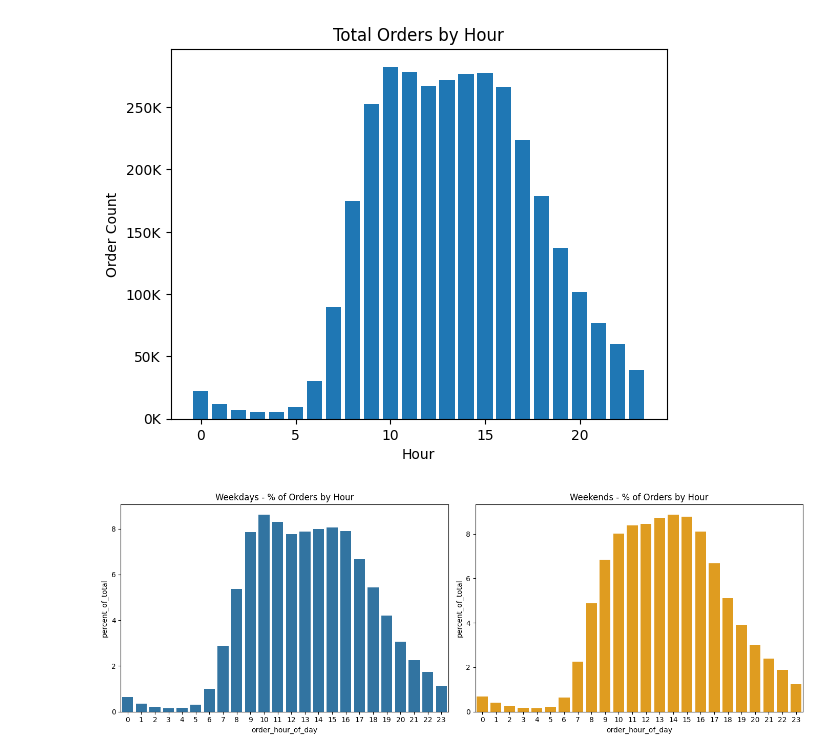
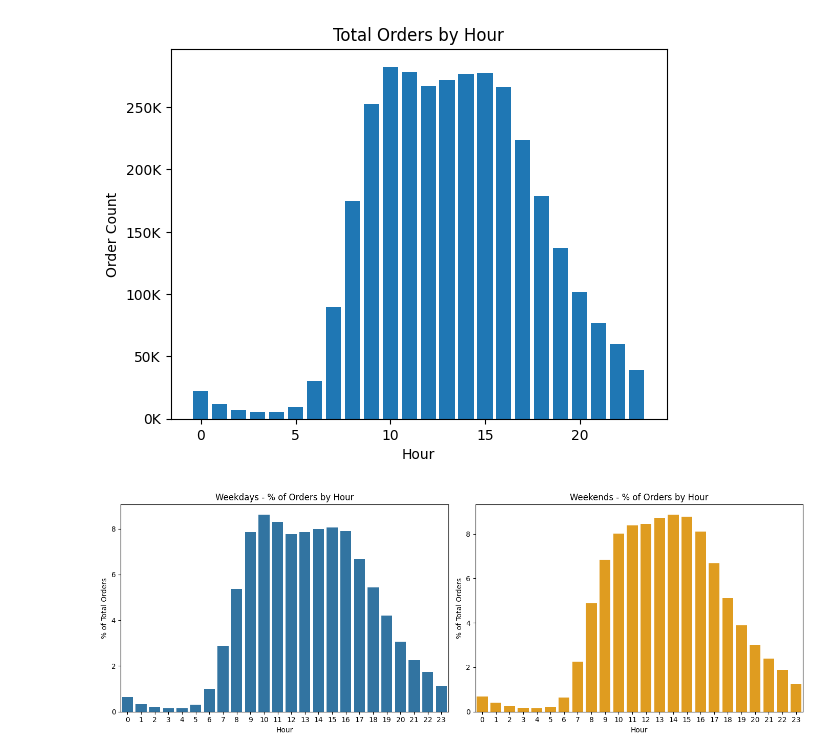
Before and after one commit to shawnho-368/instacart_market_basket, a Jupyter notebook: notebook/instacart.ipynb, the cells around one changed output. Cells and saved outputs as stored; diff of their text form; code cells hidden in the pictures.

```diff
--- a/notebook/instacart.ipynb
+++ b/notebook/instacart.ipynb
@@ -148,30 +148,34 @@ plt.show()
 [figure]
 [figure]
 # %%
-
+# DataFrames aggregating weekday and weekend ourder counts
 weekdays = (orders_final[orders_final['day_type'] == 'Weekday']
             .groupby(['order_hour_of_day'])['order_id']
             .count()
             .reset_index(name='order_count'))
-weekdays['percent_of_total'] = round((weekdays['order_count'] / (weekdays['order_count'].sum()))*100, 2)
-weekdays['avg_order_per_day'] = round(weekdays['order_count'] / 5)
+weekdays['percent_of_total'] = round((weekdays['order_count'] / (weekdays['order_count'].sum()))*100, 2) # Adding in calculation to see what % of total orders each hour makes up
+weekdays['avg_order_per_day'] = round(weekdays['order_count'] / 5) # Adding in calculation to see what average order volume is on a weekday vs. weekend for any given hour
 
 weekends = (orders_final[orders_final['day_type'] == 'Weekend']
             .groupby(['order_hour_of_day'])['order_id']
             .count()
             .reset_index(name='order_count'))
 weekends['percent_of_total'] = round((weekends['order_count'] / (weekends['order_count'].sum()))*100, 2)
 weekends['avg_order_per_day'] = round(weekends['order_count'] / 2)
 
 fig, axes = plt.subplots(1, 2, figsize=(14, 5))
 
 sns.barplot(x='order_hour_of_day', y='percent_of_total', data=weekdays, ax=axes[0])
 axes[0].set_title('Weekdays - % of Orders by Hour')
+axes[0].set_xlabel('Hour')
+axes[0].set_ylabel('% of Total Orders')
 
 sns.barplot(x='order_hour_of_day', y='percent_of_total', data=weekends, ax=axes[1], color='orange')
 axes[1].set_title('Weekends - % of Orders by Hour')
+axes[1].set_xlabel('Hour')
+axes[1].set_ylabel('% of Total Orders')
 
 plt.tight_layout()  # Prevents labels from overlapping
 plt.show()
 # %% [output]
-[figure, old version]
+[figure, new version]
```
Also changed, not shown: parts of 9 cells of this notebook.
